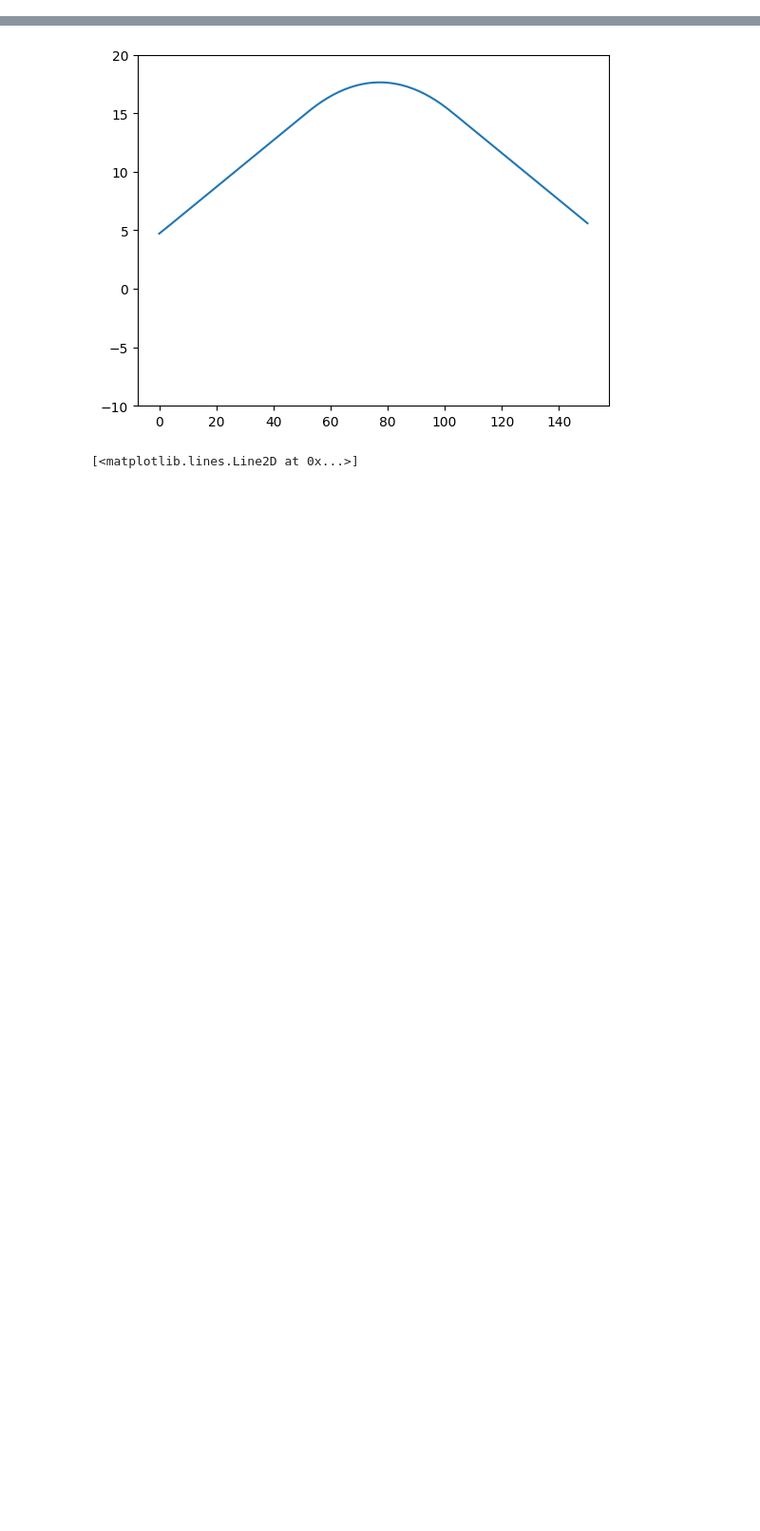
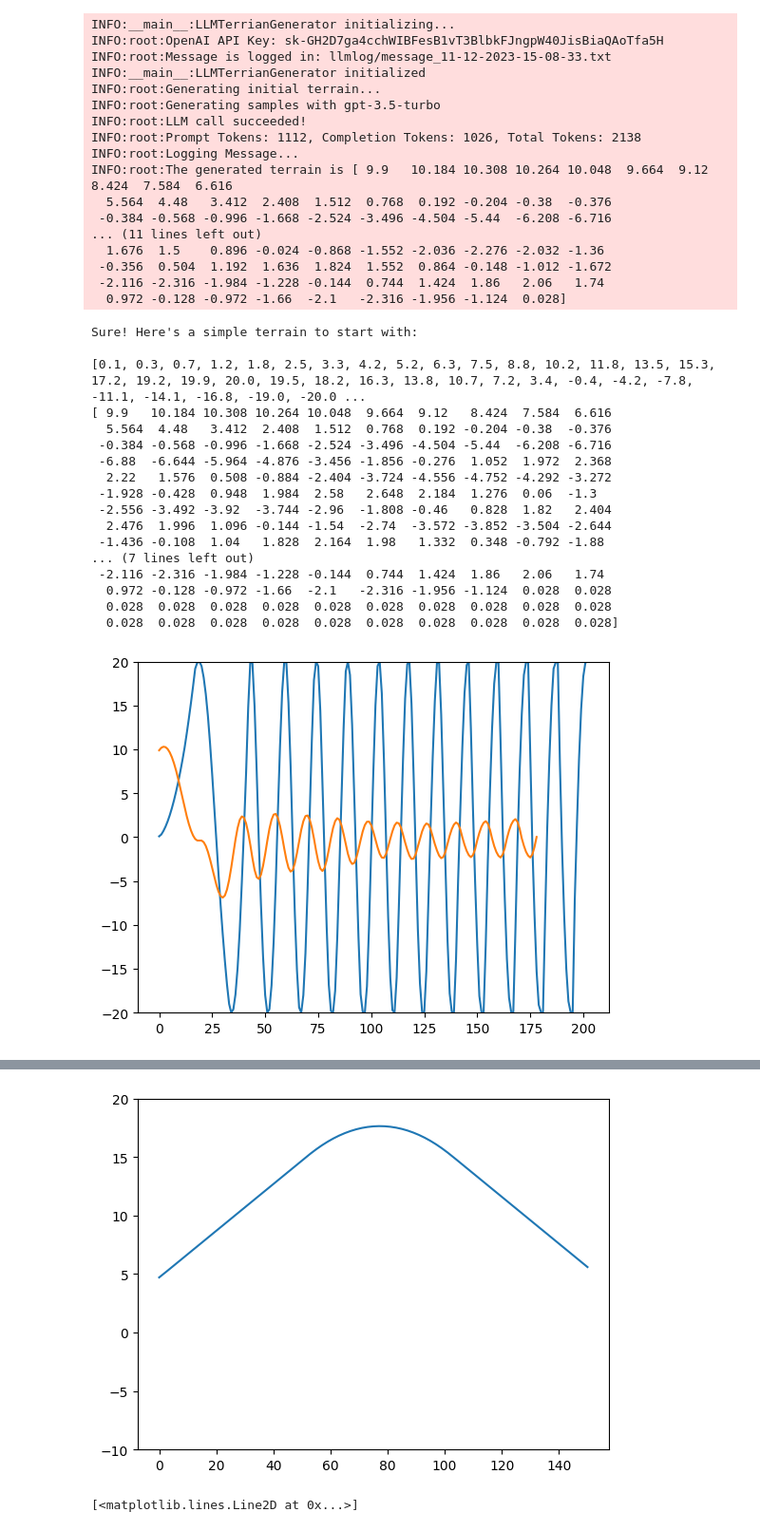
Before and after one commit to hansungkim98122/285_project, a Jupyter notebook: TeachMyAgent_modified/LLM/TerrainGen.ipynb, the cells around one changed output, grey strips where cells are left out. Shown at 95% size. Drawn from its saved outputs; the diff is of its cells as text; code cells hidden in the pictures; blank space fills up the shorter version.

```diff
--- a/TeachMyAgent_modified/LLM/TerrainGen.ipynb
+++ b/TeachMyAgent_modified/LLM/TerrainGen.ipynb
@@ -297,0 +243,42 @@ INFO:root:The generated terrain is [ 4.712  4.906  5.102  5.3    5.5    5.7    5
+# %%
+cfg = {'horizon': 200, 'top': 20, 'bottom': -20, 'model': 'gpt-3.5-turbo', 'temperature': 0.5, 'sample': 4, 'smooth_window': 25}
+
+llm = LLMTerrianGenerator(cfg)
+terrain = llm.init_generate(debug=True)
+print(terrain)
+# %% [output]
+INFO:__main__:LLMTerrianGenerator initializing...
+INFO:root:OpenAI API Key: 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
+INFO:root:Message is logged in: llmlog/message_11-12-2023-15-08-33.txt
+INFO:__main__:LLMTerrianGenerator initialized
+INFO:root:Generating initial terrain...
+INFO:root:Generating samples with gpt-3.5-turbo
+INFO:root:LLM call succeeded!
+INFO:root:Prompt Tokens: 1112, Completion Tokens: 1026, Total Tokens: 2138
+INFO:root:Logging Message...
+INFO:root:The generated terrain is [ 9.9   10.184 10.308 10.264 10.048  9.664  9.12   8.424  7.584  6.616
+  5.564  4.48   3.412  2.408  1.512  0.768  0.192 -0.204 -0.38  -0.376
+ -0.384 -0.568 -0.996 -1.668 -2.524 -3.496 -4.504 -5.44  -6.208 -6.716
+... (11 lines left out)
+  1.676  1.5    0.896 -0.024 -0.868 -1.552 -2.036 -2.276 -2.032 -1.36
+ -0.356  0.504  1.192  1.636  1.824  1.552  0.864 -0.148 -1.012 -1.672
+ -2.116 -2.316 -1.984 -1.228 -0.144  0.744  1.424  1.86   2.06   1.74
+  0.972 -0.128 -0.972 -1.66  -2.1   -2.316 -1.956 -1.124  0.028]
+Sure! Here's a simple terrain to start with:
+
+[0.1, 0.3, 0.7, 1.2, 1.8, 2.5, 3.3, 4.2, 5.2, 6.3, 7.5, 8.8, 10.2, 11.8, 13.5, 15.3, 17.2, 19.2, 19.9, 20.0, 19.5, 18.2, 16.3, 13.8, 10.7, 7.2, 3.4, -0.4, -4.2, -7.8, -11.1, -14.1, -16.8, -19.0, -20.0 ...
+[ 9.9   10.184 10.308 10.264 10.048  9.664  9.12   8.424  7.584  6.616
+  5.564  4.48   3.412  2.408  1.512  0.768  0.192 -0.204 -0.38  -0.376
+ -0.384 -0.568 -0.996 -1.668 -2.524 -3.496 -4.504 -5.44  -6.208 -6.716
+ -6.88  -6.644 -5.964 -4.876 -3.456 -1.856 -0.276  1.052  1.972  2.368
+  2.22   1.576  0.508 -0.884 -2.404 -3.724 -4.556 -4.752 -4.292 -3.272
+ -1.928 -0.428  0.948  1.984  2.58   2.648  2.184  1.276  0.06  -1.3
+ -2.556 -3.492 -3.92  -3.744 -2.96  -1.808 -0.46   0.828  1.82   2.404
+  2.476  1.996  1.096 -0.144 -1.54  -2.74  -3.572 -3.852 -3.504 -2.644
+ -1.436 -0.108  1.04   1.828  2.164  1.98   1.332  0.348 -0.792 -1.88
+... (7 lines left out)
+ -2.116 -2.316 -1.984 -1.228 -0.144  0.744  1.424  1.86   2.06   1.74
+  0.972 -0.128 -0.972 -1.66  -2.1   -2.316 -1.956 -1.124  0.028  0.028
+  0.028  0.028  0.028  0.028  0.028  0.028  0.028  0.028  0.028  0.028
+  0.028  0.028  0.028  0.028  0.028  0.028  0.028  0.028  0.028  0.028]
+[figure, added]
```
Also changed, not shown: parts of 5 cells of this notebook, 1 other file.
